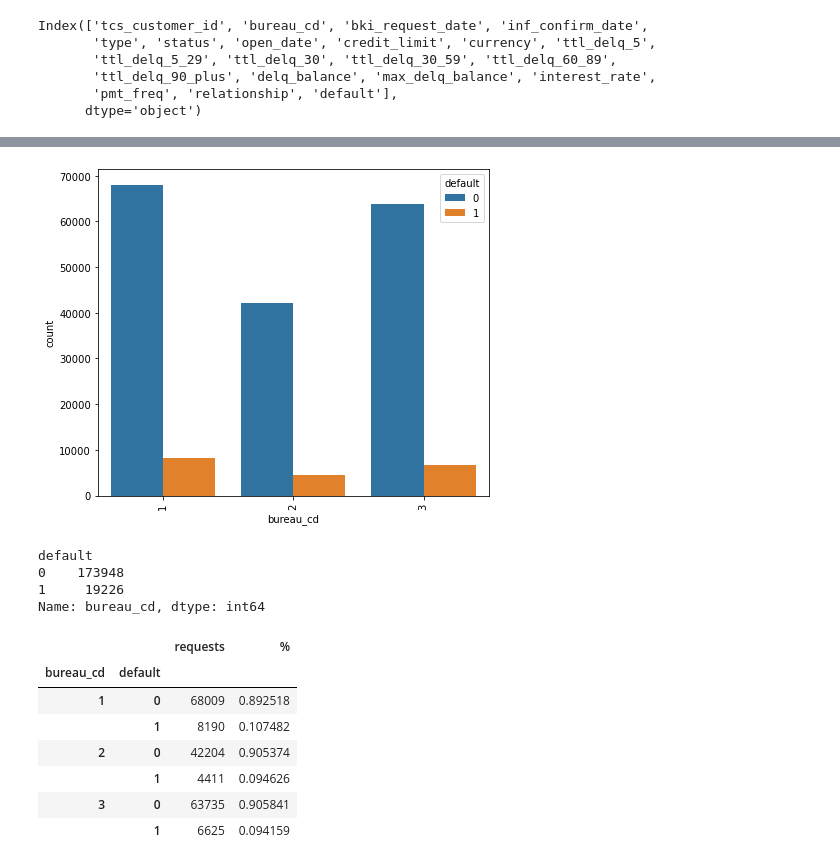
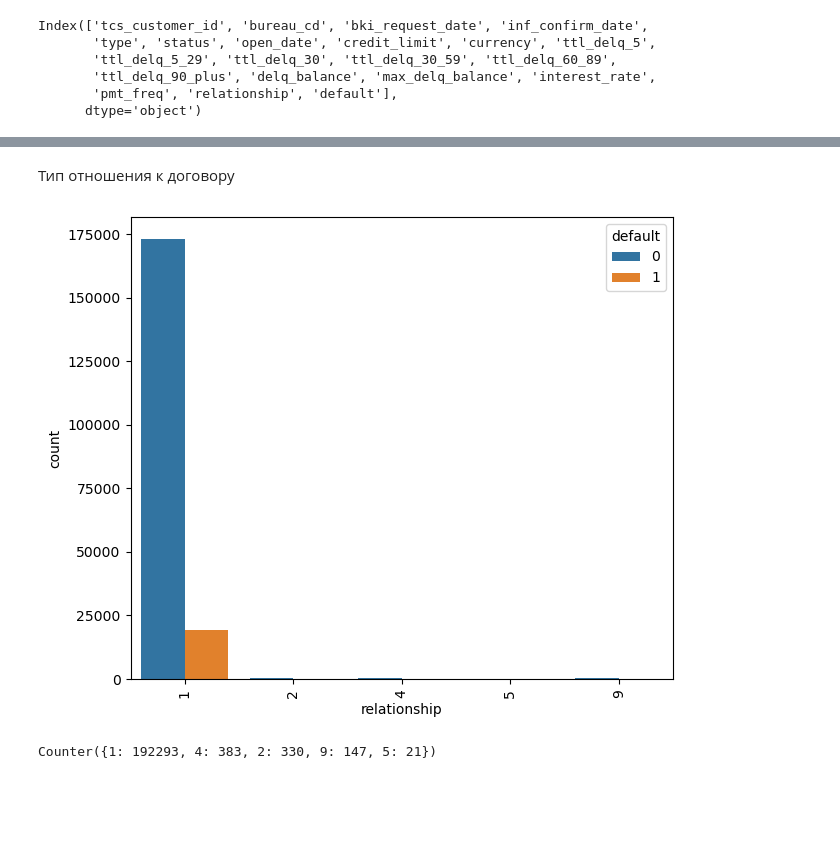
Before and after one commit to Daniil-Kiriakov/analytics-projects, a Jupyter notebook: scoring/scoring_3/scoring_EDA.ipynb, the cells around one changed output, grey strips where cells are left out. Saved outputs shown, nothing was run; the diff lists cells and outputs as text; code cells hidden in the pictures; blank space fills up the shorter version.

```diff
--- a/scoring/scoring_3/scoring_EDA.ipynb
+++ b/scoring/scoring_3/scoring_EDA.ipynb
@@ -331,0 +601,2 @@ Name: default, dtype: int64
+# %% [markdown]
+Тип отношения к договору
@@ -332,33 +610,13 @@ Name: default, dtype: int64
 # %%
 plt.figure(figsize=(7, 6))
-sns.countplot(x='bureau_cd', data=df, hue='default')
+sns.countplot(x=df.relationship.astype('category'), data=df, hue='default')
 plt.xticks(rotation=90)
 plt.show()
 
-# соотношение бюро и заемщика
-# в бюро 2 меньше
-df.groupby('default')['bureau_cd'].count()
+print(Counter(df.relationship.astype('category')))
+
+# вывод:
+# Больше всего заемщиками выступают физические лица
 # %% [output]
-[figure, old version]
+[figure, new version]
-default
-0    173948
-1     19226
-Name: bureau_cd, dtype: int64
+Counter({1: 192293, 4: 383, 2: 330, 9: 147, 5: 21})
-# %%
-df_bureau_cd = pd.DataFrame(df.groupby(['bureau_cd', 'default'])['bureau_cd'].count())
-df_bureau_cd.rename(columns={'bureau_cd':'requests'}, inplace=True)
-df_bureau_cd['%'] = df_bureau_cd['requests'] / df_bureau_cd.groupby('bureau_cd')['requests'].transform('sum')
-
-df_bureau_cd
-
-# примерно одинаковое соотношение дефолта в каждом бюро - 90 на 10,
-# в первом чуть больше дефолтов (1)
-# %% [output]
-|  |  | requests | % |
-| bureau_cd | default |  |  |
-| 1 | 0 | 68009 | 0.892518 |
-|  | 1 | 8190 | 0.107482 |
-| 2 | 0 | 42204 | 0.905374 |
-|  | 1 | 4411 | 0.094626 |
-| 3 | 0 | 63735 | 0.905841 |
-|  | 1 | 6625 | 0.094159 |
```
Also changed, not shown: parts of 42 cells of this notebook, 1 other file.
